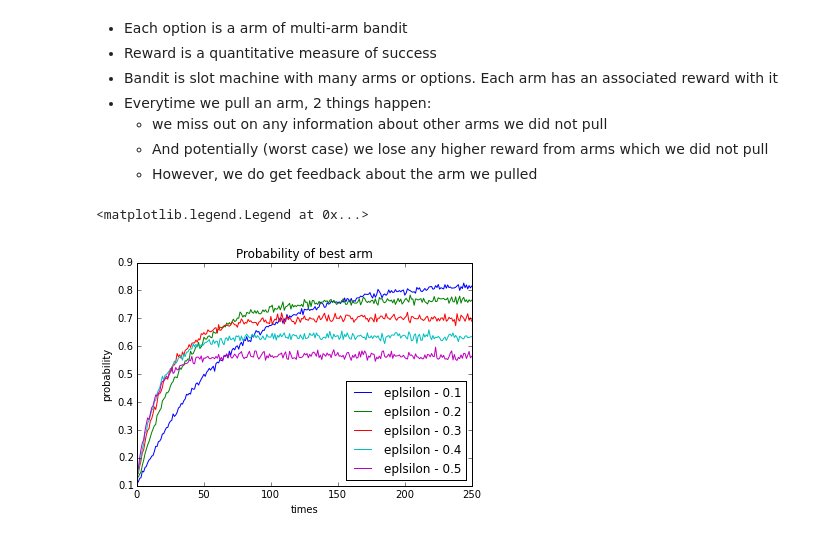
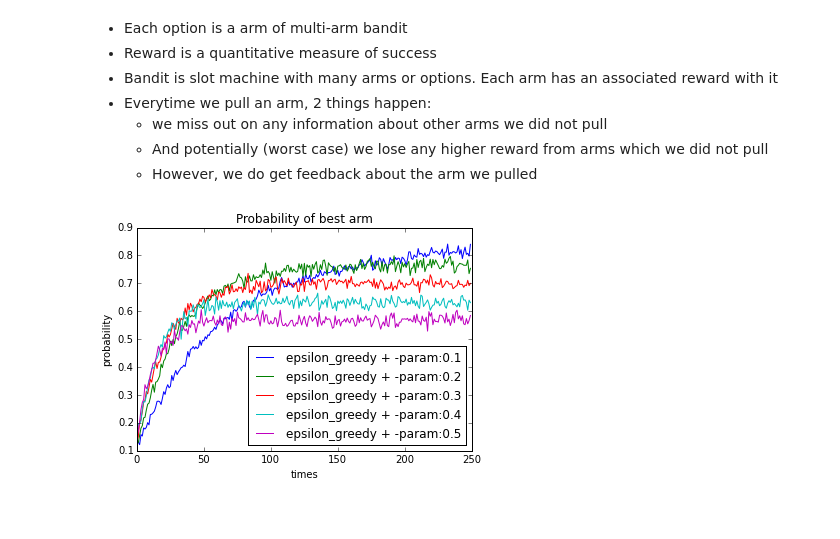
Before and after one commit to atuljosh/machine_learning_notes, a Jupyter notebook: bandits/multi_arm_bandit_notes.ipynb, the cells around one changed output. Cells and saved outputs as stored; diff of their text form; code cells hidden in the pictures.

Commit message:
simple bandits

```diff
--- a/bandits/multi_arm_bandit_notes.ipynb
+++ b/bandits/multi_arm_bandit_notes.ipynb
@@ -114,19 +39,0 @@ def test_algorithm(algorithm, arms, num_sims, horizon):
-# %%
-random.seed(1)
-means = [0.1, 0.1, 0.1, 0.1, 0.1, 0.9]
-n_arms = len(means)
-random.shuffle(means)
-arms = map(lambda (mu): BernoulliArm(mu), means)
-final = []
-all_eps = [0.1, 0.2, 0.3, 0.4, 0.5]
-sim_nums = 3000
-times = 250
-
-for epsilon in all_eps:
-    algorithm = EpsilonGreedy(epsilon, [], [])
-    algorithm.initialize(n_arms)
-    results = test_algorithm(algorithm, arms, sim_nums, times)
-    eps = [epsilon] * len(results[0])
-    results.insert(0, eps)
-    results = zip(*results)
-    final.extend(results)
@@ -138,16 +40,23 @@ grouped_df['prob_of_best_arm'] = grouped_df['rewards'] / sim_nums
 # %%
+import bandits as bandit
+import time
 import matplotlib.pyplot as plt
 %matplotlib inline
 
-plt.figure()
+def draw_charts(result_df, params, algo_name):
+    plt.figure()
 
-for eps in all_eps:
-    plt.plot(list(grouped_df.loc[eps,]['prob_of_best_arm'].index.values), list(grouped_df.loc[eps,]['prob_of_best_arm'].values), label='eplsilon - {0}'.format(eps))
+    params = params if params else ['']
 
-plt.xlabel('times')
-plt.ylabel('probability')
-plt.title('Probability of best arm')
-plt.legend(loc='lower right')
+    for eps in params:
+        plt.plot(list(result_df.loc[eps,]['prob_of_best_arm'].index.values), list(result_df.loc[eps,]['prob_of_best_arm'].values), label='{0} + -param:{1}'.format(algo_name, eps))
+
+    plt.xlabel('times')
+    plt.ylabel('probability')
+    plt.title('Probability of best arm')
+    plt.legend(loc='lower right')
-# %% [output]
-<matplotlib.legend.Legend at 0x...>
-[figure, removed]
+# %%
+epsilon_greedy_df = bandit.run_bandit_algorithm_and_generate_results(algo_name='epsilon_greedy', params=[0.1,0.2,0.3,0.4,0.5], sim_nums=1000, times=250)
+draw_charts(epsilon_greedy_df, params = [0.1,0.2,0.3,0.4,0.5], algo_name='epsilon_greedy')
+# %% [output]
+[figure, added]
```
Also changed, not shown: parts of 13 cells of this notebook, 1 other file.
